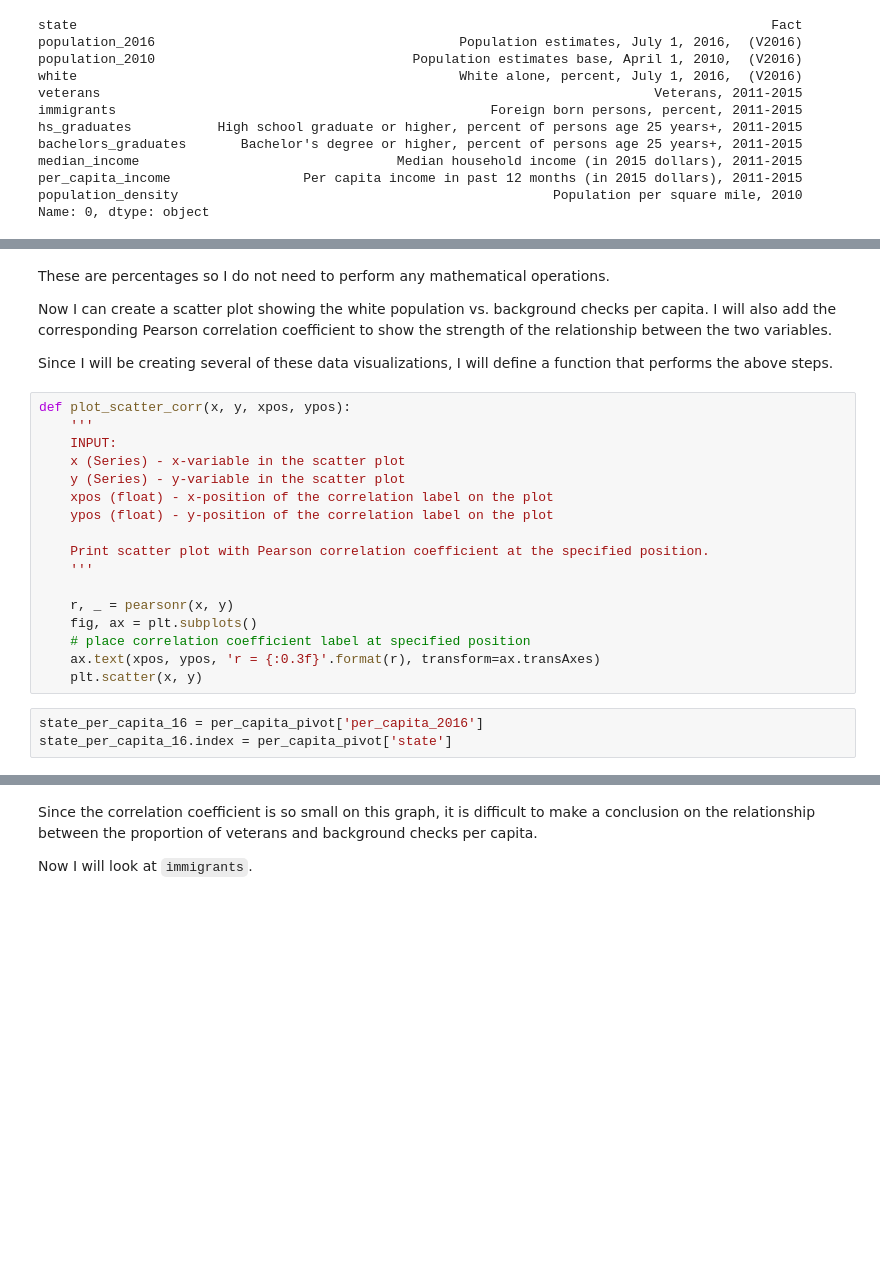
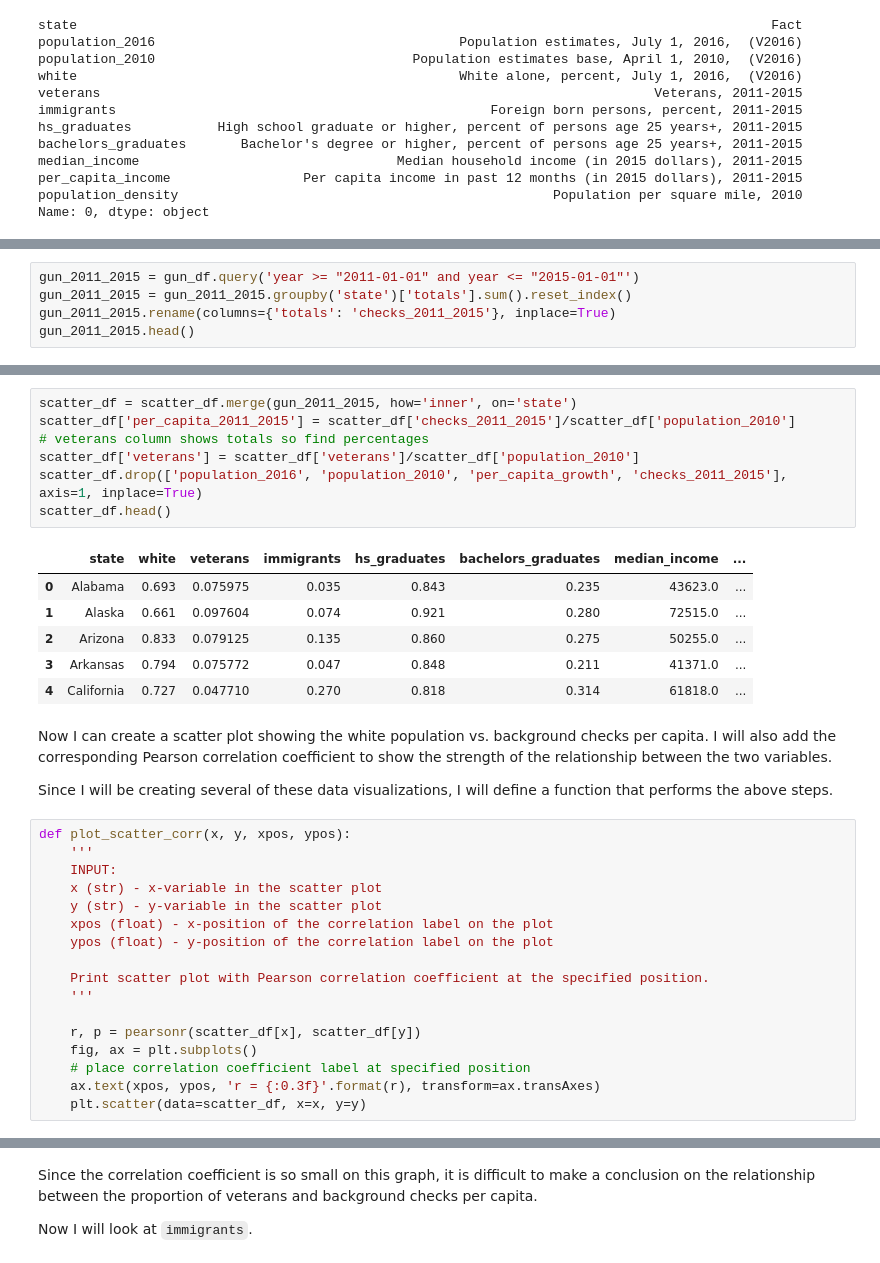
Before and after one commit to evanchen13/gun-census, a Jupyter notebook: gun-census.ipynb, the cells around one changed output, grey strips where cells are left out. Saved outputs shown, nothing was run; the diff lists cells and outputs as text; blank space fills up the shorter version.

```diff
--- a/gun-census.ipynb
+++ b/gun-census.ipynb
@@ -917,0 +915,5 @@ Name: white, dtype: float64
+# %%
+gun_2011_2015 = gun_df.query('year >= "2011-01-01" and year <= "2015-01-01"')
+gun_2011_2015 = gun_2011_2015.groupby('state')['totals'].sum().reset_index()
+gun_2011_2015.rename(columns={'totals': 'checks_2011_2015'}, inplace=True)
+gun_2011_2015.head()
@@ -918,6 +931,18 @@ Name: white, dtype: float64
+# %%
+scatter_df = scatter_df.merge(gun_2011_2015, how='inner', on='state')
+scatter_df['per_capita_2011_2015'] = scatter_df['checks_2011_2015']/scatter_df['population_2010']
+# veterans column shows totals so find percentages
+scatter_df['veterans'] = scatter_df['veterans']/scatter_df['population_2010']
+scatter_df.drop(['population_2016', 'population_2010', 'per_capita_growth', 'checks_2011_2015'], axis=1, inplace=True)
+scatter_df.head()
+# %% [output]
+|  | state | white | veterans | immigrants | hs_graduates | bachelors_graduates | median_income | ... |
+| 0 | Alabama | 0.693 | 0.075975 | 0.035 | 0.843 | 0.235 | 43623.0 | ... |
+| 1 | Alaska | 0.661 | 0.097604 | 0.074 | 0.921 | 0.280 | 72515.0 | ... |
+| 2 | Arizona | 0.833 | 0.079125 | 0.135 | 0.860 | 0.275 | 50255.0 | ... |
+| 3 | Arkansas | 0.794 | 0.075772 | 0.047 | 0.848 | 0.211 | 41371.0 | ... |
+| 4 | California | 0.727 | 0.047710 | 0.270 | 0.818 | 0.314 | 61818.0 | ... |
 # %% [markdown]
-These are percentages so I do not need to perform any mathematical operations.
-
 Now I can create a scatter plot showing the white population vs. background checks per capita. I will also add the corresponding Pearson correlation coefficient to show the strength of the relationship between the two variables.
 
 Since I will be creating several of these data visualizations, I will define a function that performs the above steps.
@@ -925,20 +950,17 @@ Since I will be creating several of these data visualizations, I will define a f
 def plot_scatter_corr(x, y, xpos, ypos):
     '''
     INPUT:
-    x (Series) - x-variable in the scatter plot
-    y (Series) - y-variable in the scatter plot
+    x (str) - x-variable in the scatter plot
+    y (str) - y-variable in the scatter plot
     xpos (float) - x-position of the correlation label on the plot
     ypos (float) - y-position of the correlation label on the plot
 
     Print scatter plot with Pearson correlation coefficient at the specified position.
     '''
 
-    r, _ = pearsonr(x, y)
+    r, p = pearsonr(scatter_df[x], scatter_df[y])
     fig, ax = plt.subplots()
     # place correlation coefficient label at specified position
     ax.text(xpos, ypos, 'r = {:0.3f}'.format(r), transform=ax.transAxes)
-    plt.scatter(x, y)
+    plt.scatter(data=scatter_df, x=x, y=y)
-# %%
-state_per_capita_16 = per_capita_pivot['per_capita_2016']
-state_per_capita_16.index = per_capita_pivot['state']
 # %%
```
Also changed, not shown: parts of 39 cells of this notebook.
